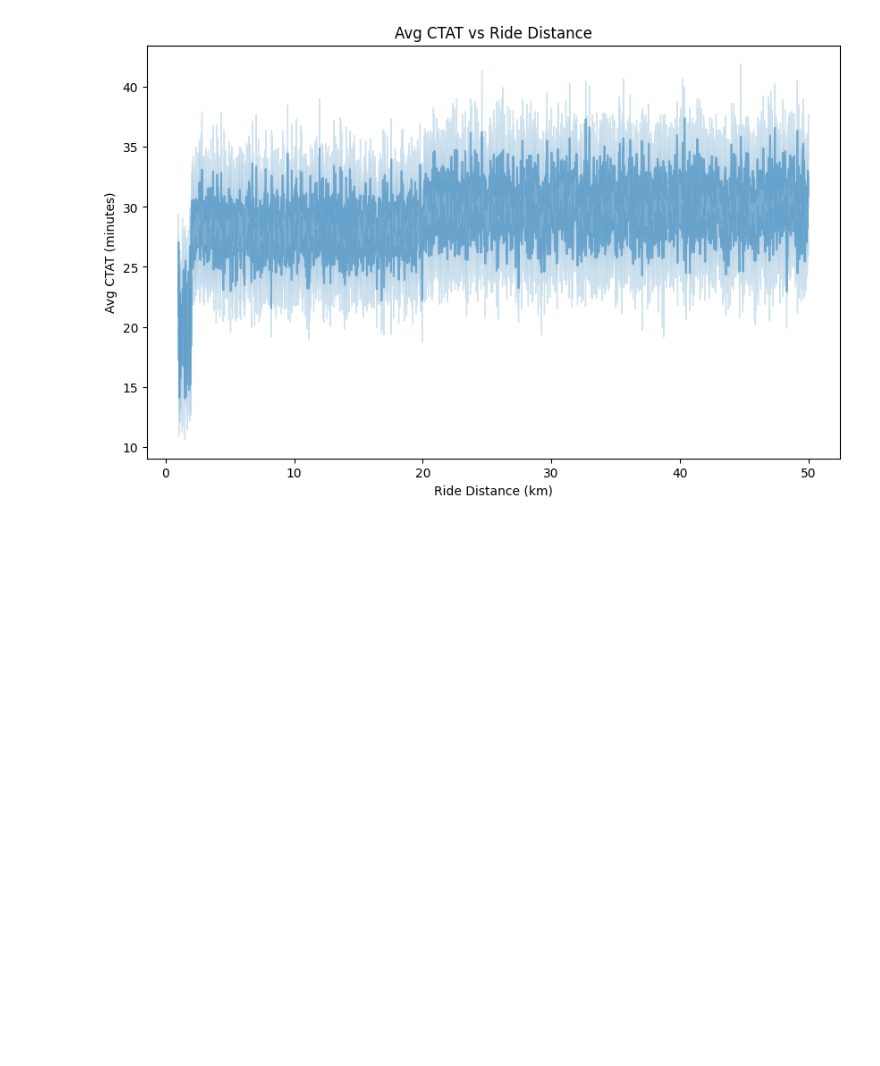
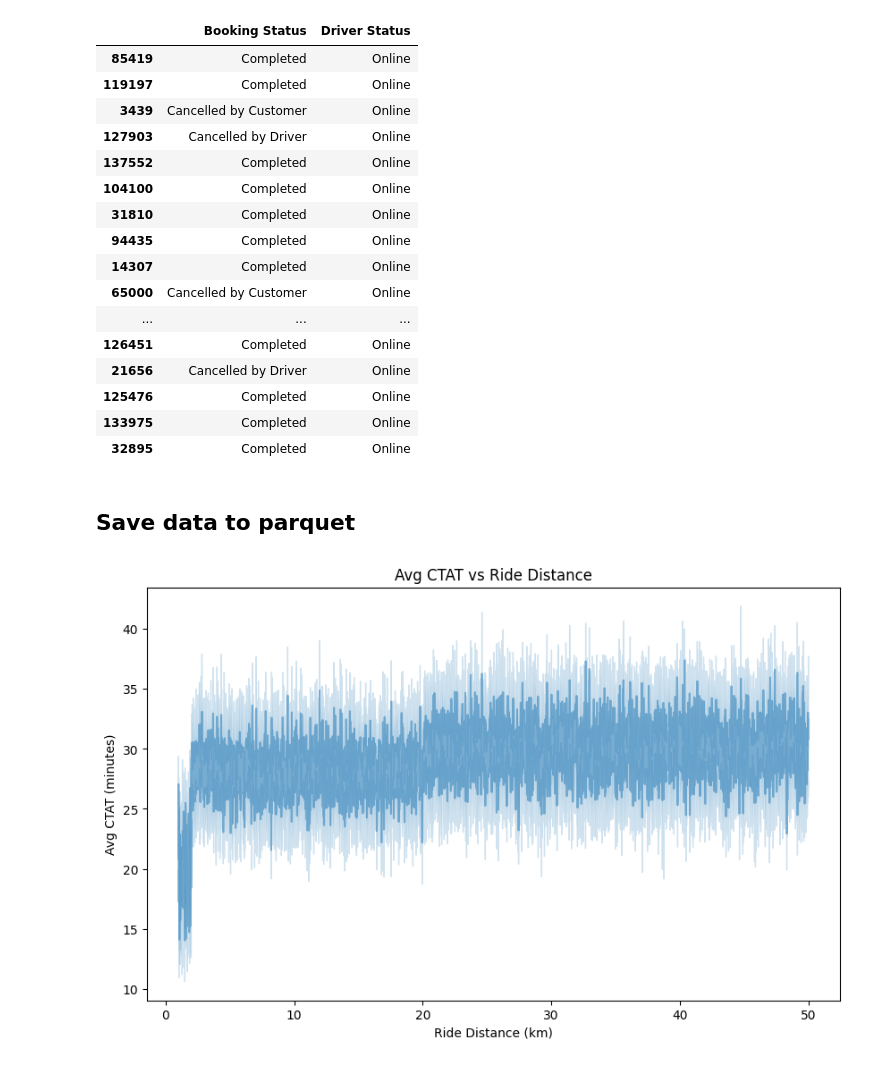
Before and after one commit to Mipjeiger/Taxi-trip-end-to-end-engineering, a Jupyter notebook: production/backend/database/read_data.ipynb, the cells around one changed output. Saved outputs shown, nothing was run; the diff lists cells and outputs as text; code cells hidden in the pictures; blank space fills up the shorter version.

```diff
--- a/production/backend/database/read_data.ipynb
+++ b/production/backend/database/read_data.ipynb
@@ -40,0 +96,22 @@ df[['Ride Distance', 'Avg CTAT']].sample(20)
+# %%
+df[['Booking Status', 'Driver Status']].sample(50)
+# %% [output]
+|  | Booking Status | Driver Status |
+| 85419 | Completed | Online |
+| 119197 | Completed | Online |
+| 3439 | Cancelled by Customer | Online |
+| 127903 | Cancelled by Driver | Online |
+| 137552 | Completed | Online |
+| 104100 | Completed | Online |
+| 31810 | Completed | Online |
+| 94435 | Completed | Online |
+| 14307 | Completed | Online |
+| 65000 | Cancelled by Customer | Online |
+| ... | ... | ... |
+| 126451 | Completed | Online |
+| 21656 | Cancelled by Driver | Online |
+| 125476 | Completed | Online |
+| 133975 | Completed | Online |
+| 32895 | Completed | Online |
+# %% [markdown]
+## Save data to parquet
```
Also changed, not shown: parts of 8 cells of this notebook, 5 other files.
